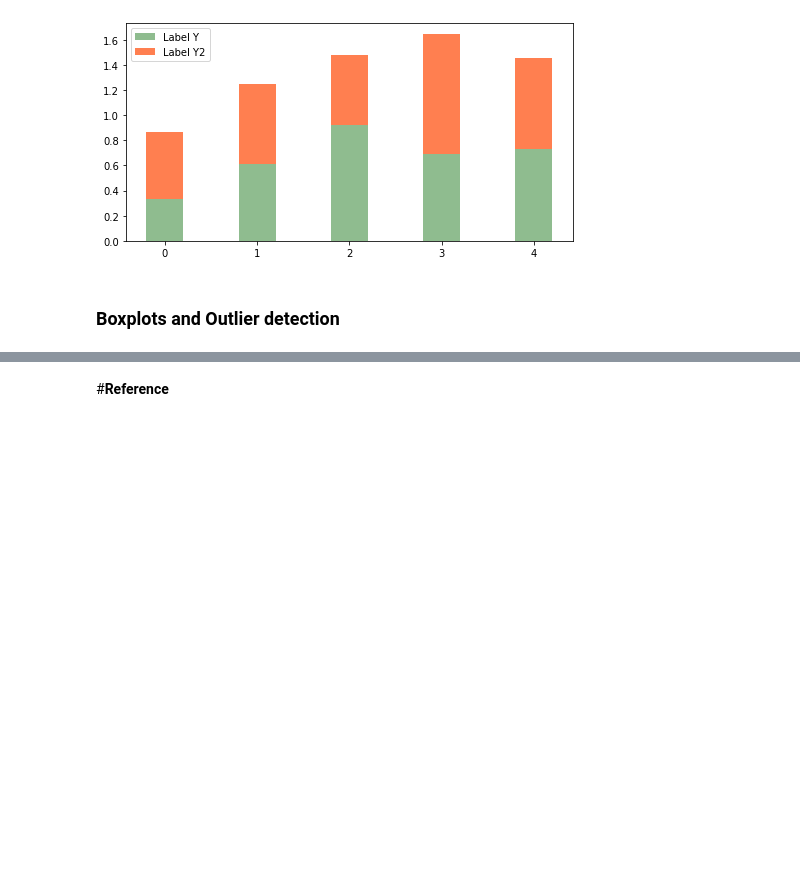
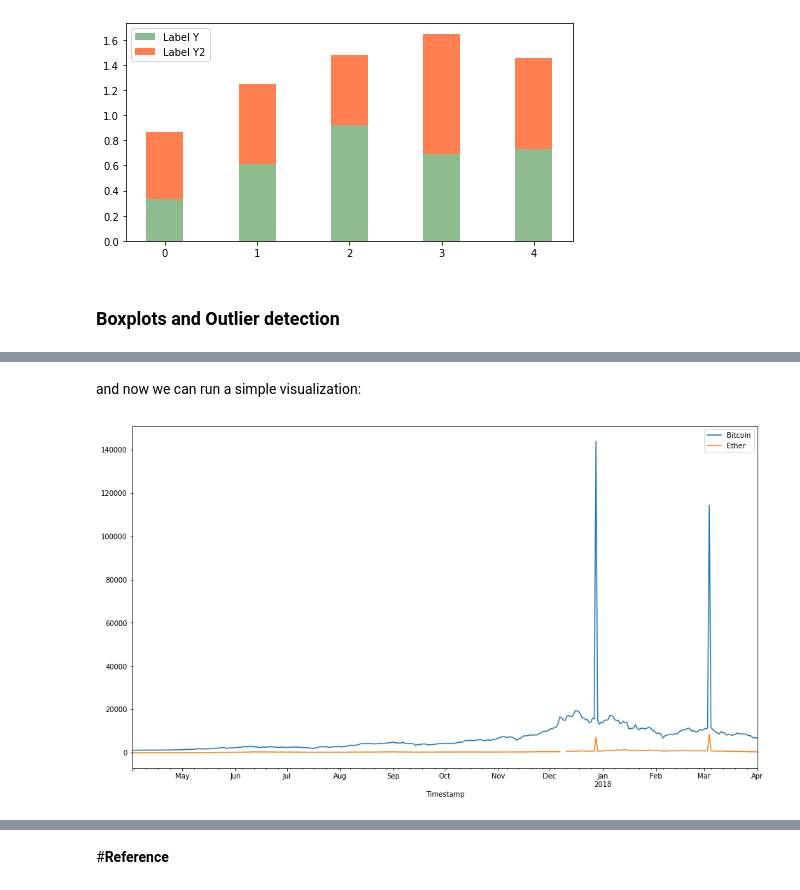
Before and after one commit to niklaust/Data_Science, a Jupyter notebook: Data_Cleaning_notebook_of_niklaust.ipynb, the cells around one changed output, grey strips where cells are left out. Saved outputs shown, nothing was run; the diff lists cells and outputs as text; code cells hidden in the pictures; blank space fills up the shorter version.

```diff
--- a/Data_Cleaning_notebook_of_niklaust.ipynb
+++ b/Data_Cleaning_notebook_of_niklaust.ipynb
@@ -1583,0 +1627,8 @@ plt.show()
+# %%
+import pandas as pd
+
+df = pd.read_csv('data/btc-eth-prices-outliers.csv',
+                 index_col=0,
+                 parse_dates=True)
+
+df.head()
@@ -1583,0 +1643,6 @@ plt.show()
+# %% [markdown]
+and now we can run a simple visualization:
+# %%
+df.plot(figsize=(16, 9));
+# %% [output]
+[figure, added]
```
Also changed, not shown: parts of 101 cells of this notebook.
